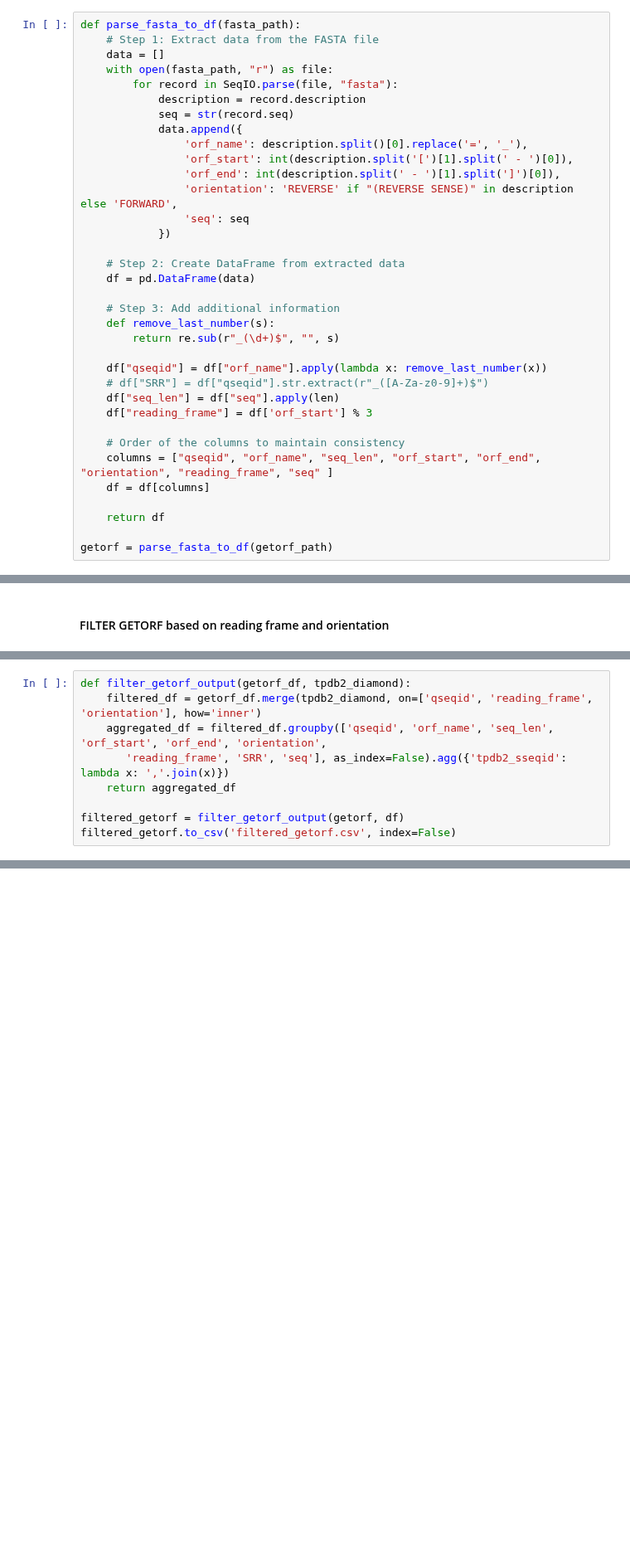
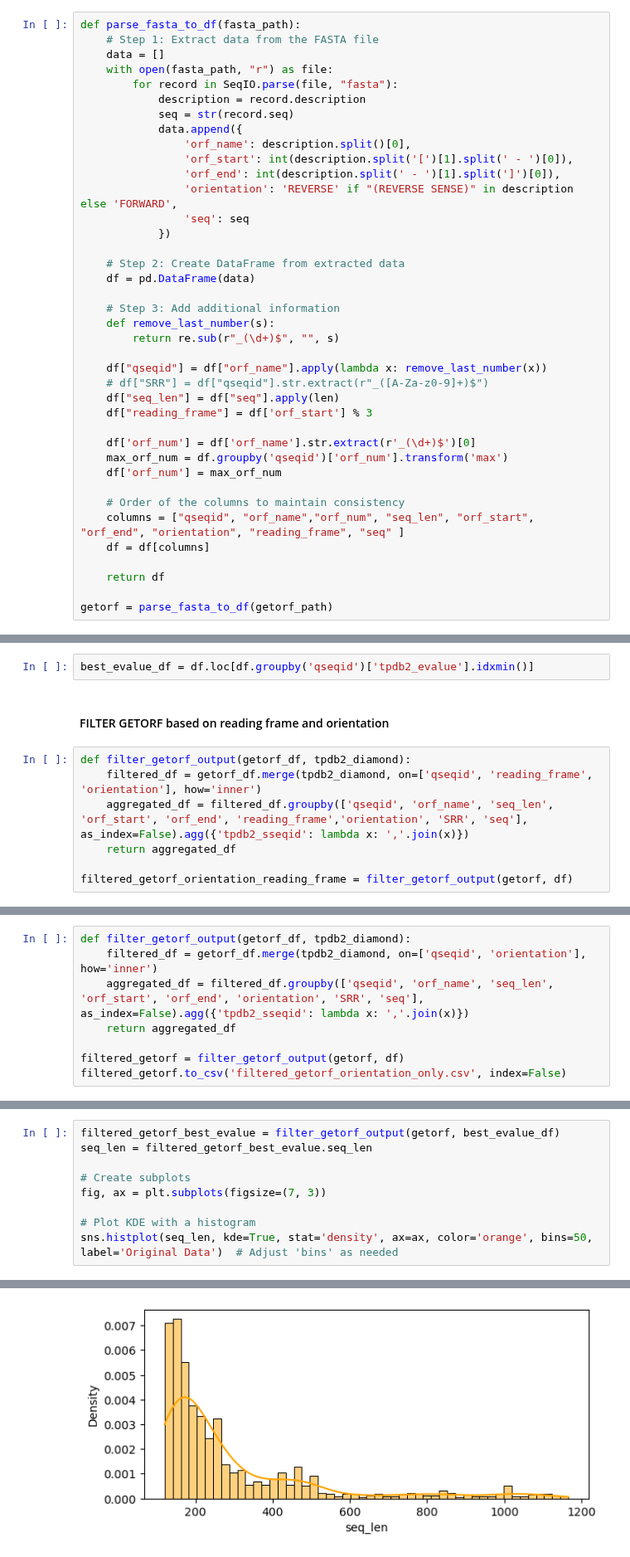
Before and after one commit to nezapajek/project-tobamo, a Jupyter notebook: analysis/whole_orf/04_diamond_results_x_getorf.ipynb, the cells around one changed output, grey strips where cells are left out. Shown at 83% size. Drawn from its saved outputs; the diff is of its cells as text; blank space fills up the shorter version.

```diff
--- a/analysis/whole_orf/04_diamond_results_x_getorf.ipynb
+++ b/analysis/whole_orf/04_diamond_results_x_getorf.ipynb
@@ -85,7 +79,7 @@ def parse_fasta_to_df(fasta_path):
             description = record.description
             seq = str(record.seq)
             data.append({
-                'orf_name': description.split()[0].replace('=', '_'),
+                'orf_name': description.split()[0],
                 'orf_start': int(description.split('[')[1].split(' - ')[0]),
                 'orf_end': int(description.split(' - ')[1].split(']')[0]),
                 'orientation': 'REVERSE' if "(REVERSE SENSE)" in description else 'FORWARD',
@@ -104,8 +98,12 @@ def parse_fasta_to_df(fasta_path):
     df["seq_len"] = df["seq"].apply(len)
     df["reading_frame"] = df['orf_start'] % 3
 
+    df['orf_num'] = df['orf_name'].str.extract(r'_(\d+)$')[0]
+    max_orf_num = df.groupby('qseqid')['orf_num'].transform('max')
+    df['orf_num'] = max_orf_num
+
     # Order of the columns to maintain consistency
-    columns = ["qseqid", "orf_name", "seq_len", "orf_start", "orf_end", "orientation", "reading_frame", "seq" ]
+    columns = ["qseqid", "orf_name","orf_num", "seq_len", "orf_start", "orf_end", "orientation", "reading_frame", "seq" ]
     df = df[columns]
 
     return df
@@ -128,3 +131,12 @@ df[df.qseqid == 'NODE_1426_length_3115_cov_410.357472_SRR4435987']
+# %%
+best_evalue_df = df.loc[df.groupby('qseqid')['tpdb2_evalue'].idxmin()]
 # %% [markdown]
 #### FILTER GETORF based on reading frame and orientation
+# %%
+def filter_getorf_output(getorf_df, tpdb2_diamond):
+    filtered_df = getorf_df.merge(tpdb2_diamond, on=['qseqid', 'reading_frame', 'orientation'], how='inner')
+    aggregated_df = filtered_df.groupby(['qseqid', 'orf_name', 'seq_len', 'orf_start', 'orf_end', 'reading_frame','orientation', 'SRR', 'seq'], as_index=False).agg({'tpdb2_sseqid': lambda x: ','.join(x)})
+    return aggregated_df
+
+filtered_getorf_orientation_reading_frame = filter_getorf_output(getorf, df)
 # %%
@@ -140,9 +146,8 @@ Index(['qseqid', 'orf_name', 'seq_len', 'orf_start', 'orf_end', 'orientation',
 # %%
 def filter_getorf_output(getorf_df, tpdb2_diamond):
-    filtered_df = getorf_df.merge(tpdb2_diamond, on=['qseqid', 'reading_frame', 'orientation'], how='inner')
-    aggregated_df = filtered_df.groupby(['qseqid', 'orf_name', 'seq_len', 'orf_start', 'orf_end', 'orientation',
-       'reading_frame', 'SRR', 'seq'], as_index=False).agg({'tpdb2_sseqid': lambda x: ','.join(x)})
+    filtered_df = getorf_df.merge(tpdb2_diamond, on=['qseqid', 'orientation'], how='inner')
+    aggregated_df = filtered_df.groupby(['qseqid', 'orf_name', 'seq_len', 'orf_start', 'orf_end', 'orientation', 'SRR', 'seq'], as_index=False).agg({'tpdb2_sseqid': lambda x: ','.join(x)})
     return aggregated_df
 
 filtered_getorf = filter_getorf_output(getorf, df)
-filtered_getorf.to_csv('filtered_getorf.csv', index=False)
+filtered_getorf.to_csv('filtered_getorf_orientation_only.csv', index=False)
@@ -148,0 +159,10 @@ filtered_getorf.to_csv('filtered_getorf.csv', index=False)
+# %%
+filtered_getorf_best_evalue = filter_getorf_output(getorf, best_evalue_df)
+seq_len = filtered_getorf_best_evalue.seq_len
+
+# Create subplots
+fig, ax = plt.subplots(figsize=(7, 3))
+
+# Plot KDE with a histogram
+sns.histplot(seq_len, kde=True, stat='density', ax=ax, color='orange', bins=50, label='Original Data')  # Adjust 'bins' as needed
+# %% [output]
@@ -148,0 +170 @@ filtered_getorf.to_csv('filtered_getorf.csv', index=False)
+[figure, added]
```
Also changed, not shown: parts of 19 cells of this notebook, 3 other files.
